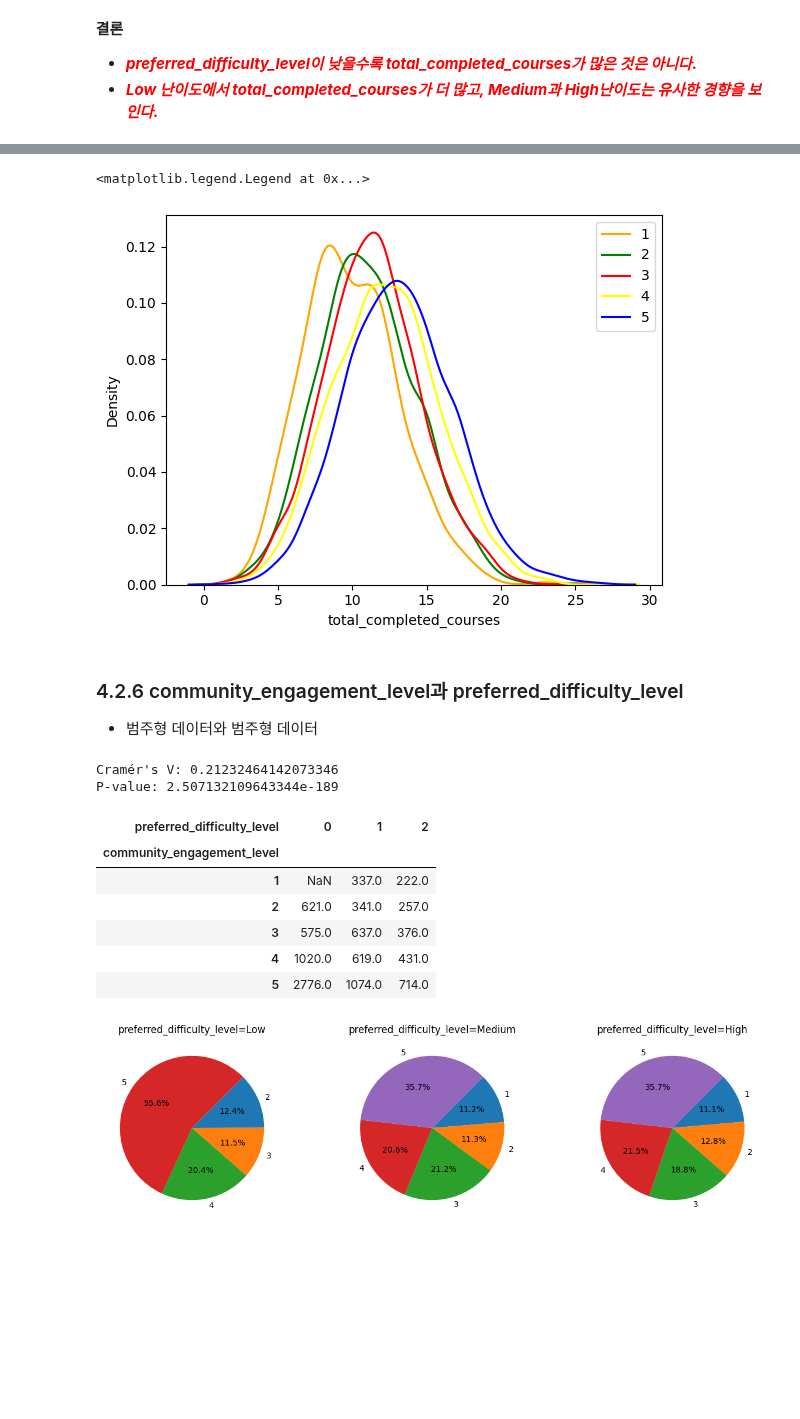
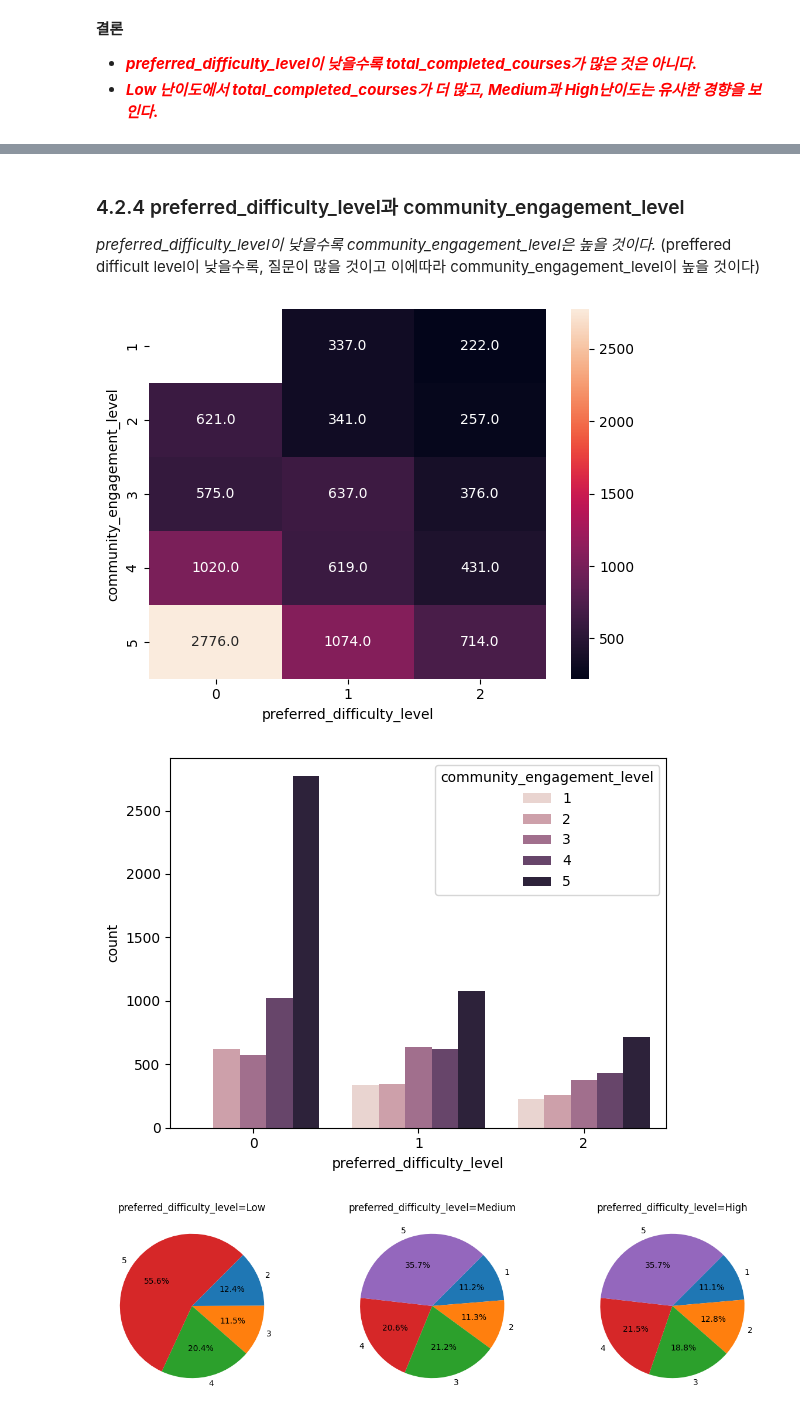
Before and after one commit to junmin98/WASSUP, a Jupyter notebook: Data_analysis/DA_Mini_Project_ljm.ipynb, the cells around one changed output, grey strips where cells are left out. Cells and saved outputs as stored; diff of their text form; code cells hidden in the pictures; blank space fills up the shorter version.

```diff
--- a/Data_analysis/DA_Mini_Project_ljm.ipynb
+++ b/Data_analysis/DA_Mini_Project_ljm.ipynb
@@ -635,35 +578,17 @@ sns.histplot(data=df_, x="total_completed_courses",kde=True ,color='orange', hue
-# %%
-sns.kdeplot(data=df_[df_['community_engagement_level']==1], x="total_completed_courses" ,color='orange') # , stat='probability'
-sns.kdeplot(data=df_[df_['community_engagement_level']==2], x="total_completed_courses" ,color='green') #, stat='probability'
-sns.kdeplot(data=df_[df_['community_engagement_level']==3], x="total_completed_courses" ,color='red') # , stat='probability'
-sns.kdeplot(data=df_[df_['community_engagement_level']==4], x="total_completed_courses" ,color='yellow') # , stat='probability'
-sns.kdeplot(data=df_[df_['community_engagement_level']==5], x="total_completed_courses" ,color='blue') # , stat='probability'
-plt.legend(['1', '2', '3', '4', '5'])
-# %% [output]
-<matplotlib.legend.Legend at 0x...>
-[figure, removed]
 # %% [markdown]
-### 4.2.6 community_engagement_level과 preferred_difficulty_level
-- 범주형 데이터와 범주형 데이터
+### 4.2.4 preferred_difficulty_level과 community_engagement_level
+*preferred_difficulty_level이 낮을수록 community_engagement_level은 높을 것이다.* (preffered difficult level이 낮을수록, 질문이 많을 것이고 이에따라 community_engagement_level이 높을 것이다)
-# %%
-corr, p_value = cat_cat(df_['community_engagement_level'],  df_['preferred_difficulty_level'])
-# chi2, p, _, _ = chi2_contingency(contingency_table)
-# print("Chi-Square Value:", corr)
-# print("P-value:", p_value)
-# %% [output]
-Cramér's V: 0.21232464142073346
-P-value: 2.507132109643344e-189
 # %%
 df_cel_pdl = df_['community_engagement_level'].groupby([df_['community_engagement_level'], df_['preferred_difficulty_level']]).count().unstack('preferred_difficulty_level')
-df_cel_pdl
+sns.heatmap(df_cel_pdl, annot=True, fmt='.1f')
+plt.show()
 # %% [output]
-| preferred_difficulty_level | 0 | 1 | 2 |
-| community_engagement_level |  |  |  |
-| 1 | NaN | 337.0 | 222.0 |
-| 2 | 621.0 | 341.0 | 257.0 |
-| 3 | 575.0 | 637.0 | 376.0 |
-| 4 | 1020.0 | 619.0 | 431.0 |
-| 5 | 2776.0 | 1074.0 | 714.0 |
+[figure, added]
+# %%
+sns.countplot(data=df_, x='preferred_difficulty_level', hue='community_engagement_level')
+plt.show()
+# %% [output]
+[figure, added]
 # %%
 fig, axes = plt.subplots(1, 3, figsize=(15, 4))
 axes = axes.ravel()
```
Also changed, not shown: parts of 60 cells of this notebook, 1 other file.
